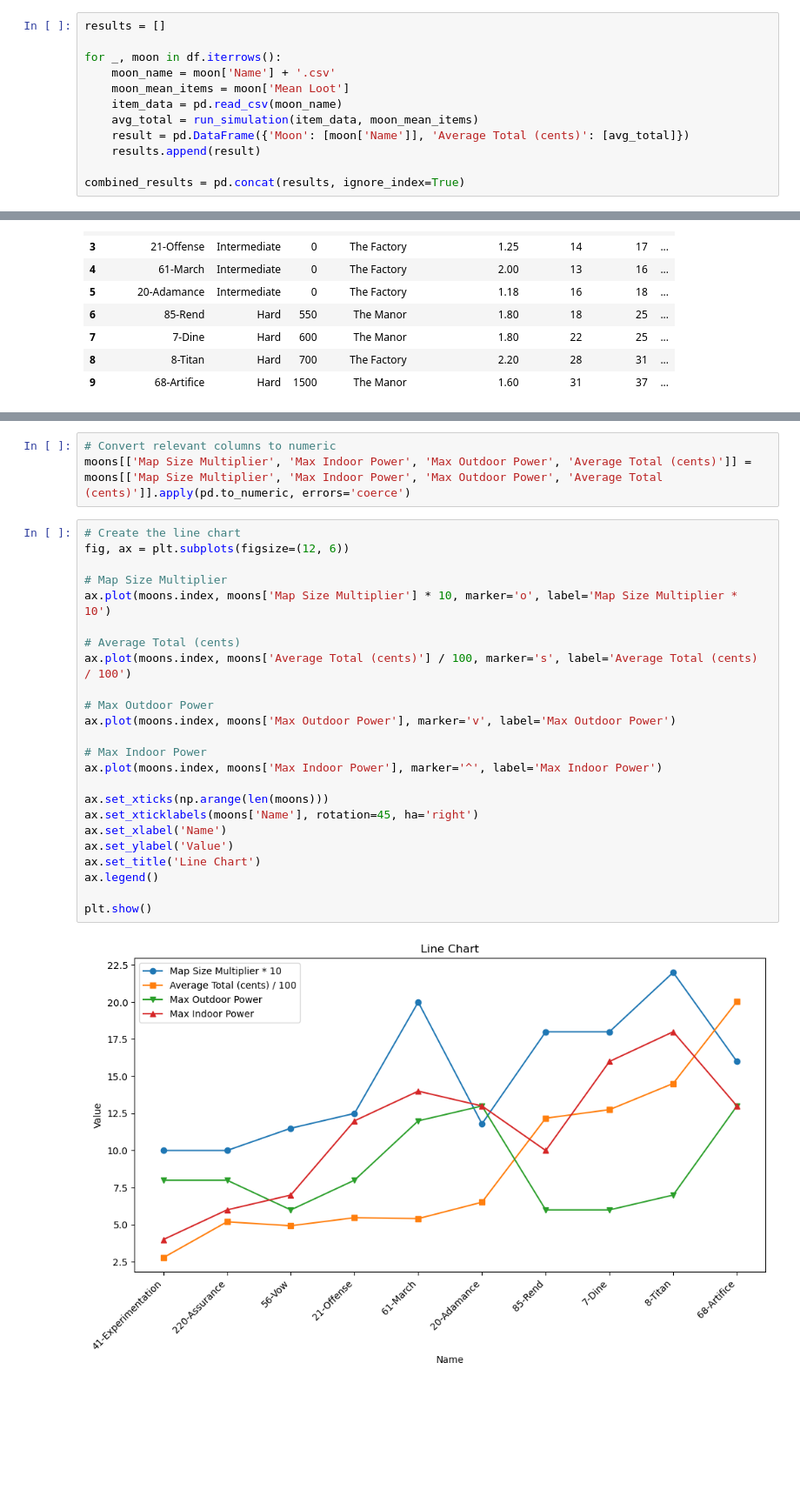
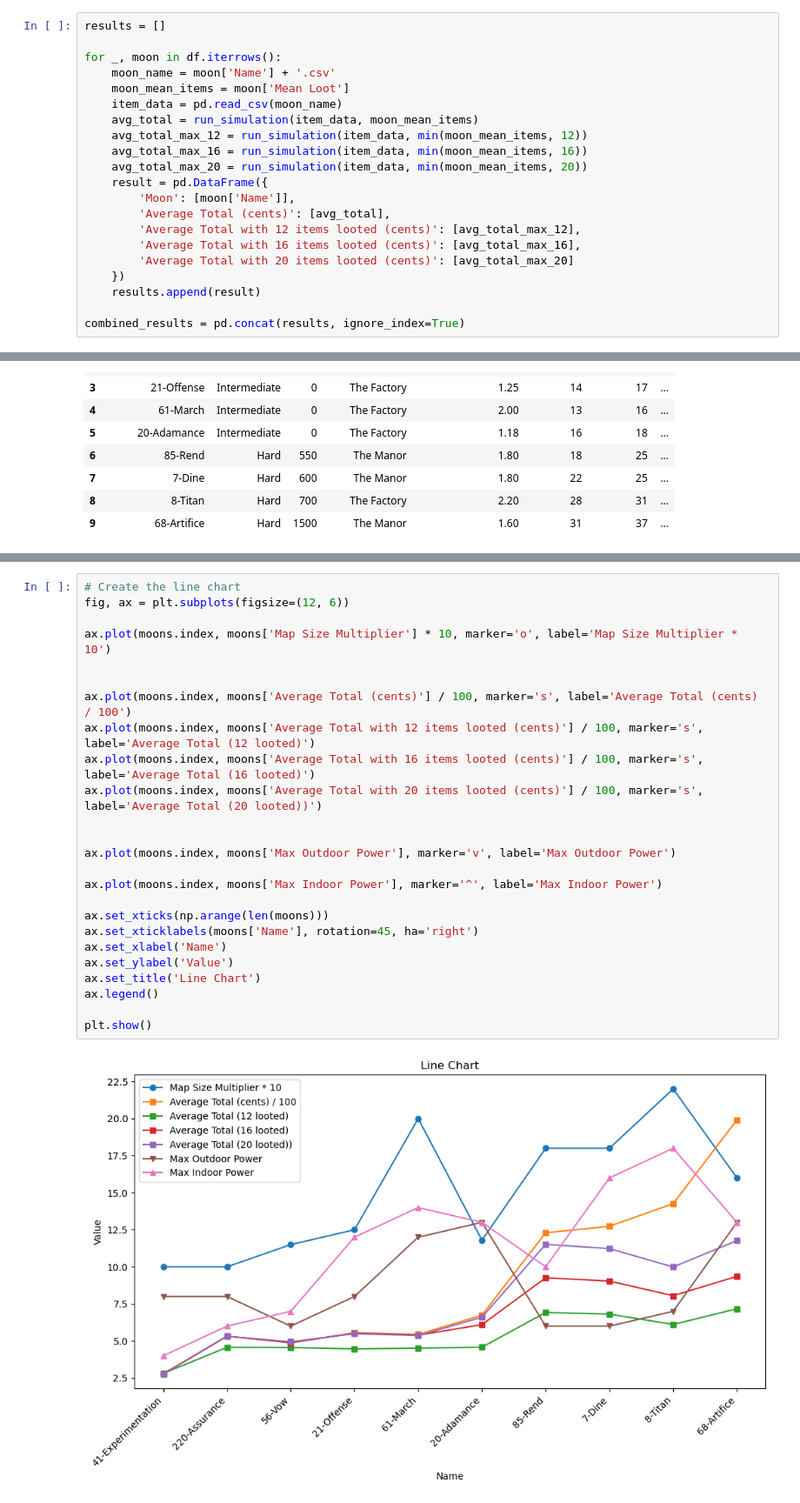
Before and after one commit to konradbartecki/LethalCompanyProfitReport, a Jupyter notebook: lethal-company.ipynb, the cells around one changed output, grey strips where cells are left out. Shown: that part at 87% size. Saved outputs shown, nothing was run; the diff lists cells and outputs as text; blank space fills up the shorter version.

Commit message:
add more graphs, score

```diff
--- a/lethal-company.ipynb
+++ b/lethal-company.ipynb
@@ -51,7 +42,16 @@ for _, moon in df.iterrows():
     moon_mean_items = moon['Mean Loot']
     item_data = pd.read_csv(moon_name)
     avg_total = run_simulation(item_data, moon_mean_items)
-    result = pd.DataFrame({'Moon': [moon['Name']], 'Average Total (cents)': [avg_total]})
+    avg_total_max_12 = run_simulation(item_data, min(moon_mean_items, 12))
+    avg_total_max_16 = run_simulation(item_data, min(moon_mean_items, 16))
+    avg_total_max_20 = run_simulation(item_data, min(moon_mean_items, 20))
+    result = pd.DataFrame({
+        'Moon': [moon['Name']],
+        'Average Total (cents)': [avg_total],
+        'Average Total with 12 items looted (cents)': [avg_total_max_12],
+        'Average Total with 16 items looted (cents)': [avg_total_max_16],
+        'Average Total with 20 items looted (cents)': [avg_total_max_20]
+    })
     results.append(result)
 
 combined_results = pd.concat(results, ignore_index=True)
@@ -90,29 +90,27 @@ plt.show()
-# %%
-# Convert relevant columns to numeric
-moons[['Map Size Multiplier', 'Max Indoor Power', 'Max Outdoor Power', 'Average Total (cents)']] = moons[['Map Size Multiplier', 'Max Indoor Power', 'Max Outdoor Power', 'Average Total (cents)']].apply(pd.to_numeric, errors='coerce')
 # %%
 # Create the line chart
 fig, ax = plt.subplots(figsize=(12, 6))
 
-# Map Size Multiplier
 ax.plot(moons.index, moons['Map Size Multiplier'] * 10, marker='o', label='Map Size Multiplier * 10')
 
-# Average Total (cents)
+
 ax.plot(moons.index, moons['Average Total (cents)'] / 100, marker='s', label='Average Total (cents) / 100')
+ax.plot(moons.index, moons['Average Total with 12 items looted (cents)'] / 100, marker='s', label='Average Total (12 looted)')
+ax.plot(moons.index, moons['Average Total with 16 items looted (cents)'] / 100, marker='s', label='Average Total (16 looted)')
+ax.plot(moons.index, moons['Average Total with 20 items looted (cents)'] / 100, marker='s', label='Average Total (20 looted))')
 
-# Max Outdoor Power
+
 ax.plot(moons.index, moons['Max Outdoor Power'], marker='v', label='Max Outdoor Power')
 
-# Max Indoor Power
 ax.plot(moons.index, moons['Max Indoor Power'], marker='^', label='Max Indoor Power')
 
 ax.set_xticks(np.arange(len(moons)))
 ax.set_xticklabels(moons['Name'], rotation=45, ha='right')
 ax.set_xlabel('Name')
 ax.set_ylabel('Value')
 ax.set_title('Line Chart')
 ax.legend()
 
 plt.show()
 # %% [output]
-[figure, old version]
+[figure, new version]
```
Also changed, not shown: parts of 6 cells of this notebook, 4 other files.
